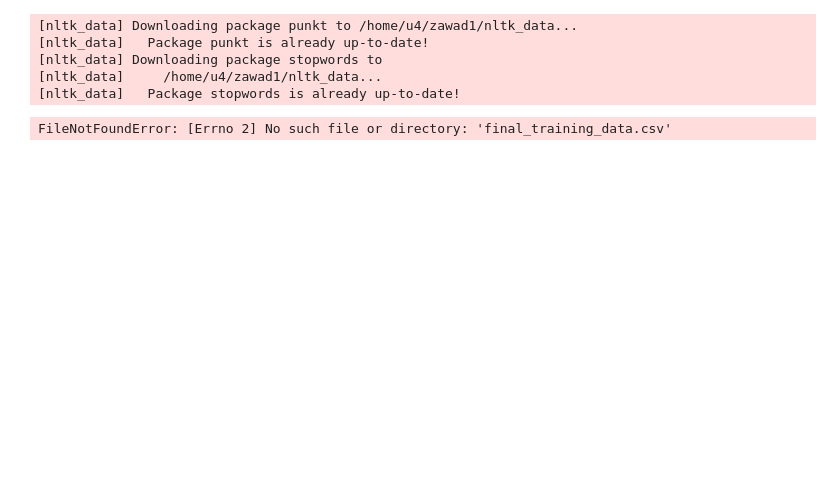
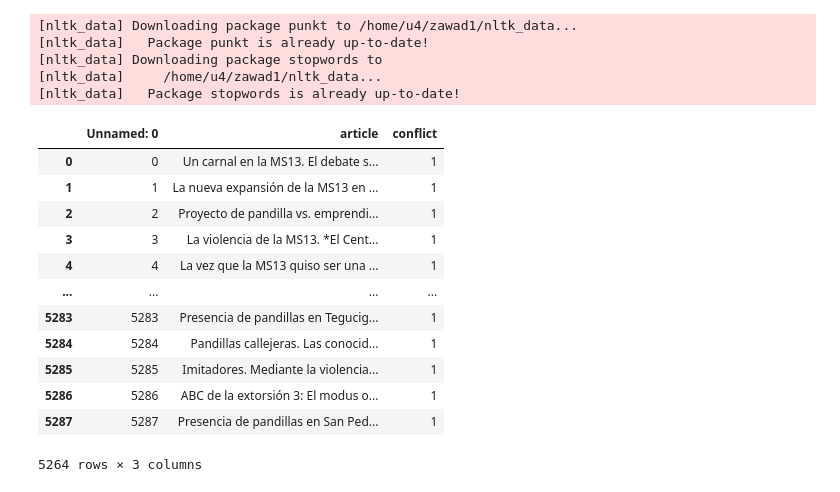
Before and after one commit to Zwd798/conflibert-spanish, a Jupyter notebook: Preprocessing/create_bag_of_words.ipynb, the cells around one changed output. Saved outputs shown, nothing was run; the diff lists cells and outputs as text; code cells hidden in the pictures; blank space fills up the shorter version.

Commit message:
Move files and update training data extractor

```diff
--- a/Preprocessing/create_bag_of_words.ipynb
+++ b/Preprocessing/create_bag_of_words.ipynb
@@ -16,15 +17,32 @@ tokenizer = RegexpTokenizer(r'\w+')
 # %%
 def lower_case_elements(arr) -> list:
     return [x.lower() for x in arr]
+# %%
+df = pd.read_csv("final_training_data.csv")
+df = df.drop_duplicates(subset=["article"], keep="first")
+df
+# %% [output]
+|  | Unnamed: 0 | article | conflict |
+| 0 | 0 | Un carnal en la MS13. El debate s... | 1 |
+| 1 | 1 | La nueva expansión de la MS13 en ... | 1 |
+| 2 | 2 | Proyecto de pandilla vs. emprendi... | 1 |
+| 3 | 3 | La violencia de la MS13. *El Cent... | 1 |
+| 4 | 4 | La vez que la MS13 quiso ser una ... | 1 |
+| ... | ... | ... | ... |
+| 5283 | 5283 | Presencia de pandillas en Tegucig... | 1 |
+| 5284 | 5284 | Pandillas callejeras. Las conocid... | 1 |
+| 5285 | 5285 | Imitadores. Mediante la violencia... | 1 |
+| 5286 | 5286 | ABC de la extorsión 3: El modus o... | 1 |
+| 5287 | 5287 | Presencia de pandillas en San Ped... | 1 |
+5264 rows × 3 columns
 # %%
-df = pd.read_csv("final_training_data.csv")
-conflict_df, non_conflict_df = df[df.conflict == 1], conflict_df = df[df.conflict == 0]
+
+conflict_df = df[df.conflict == 1]
+non_conflict_df = df[df.conflict == 0]
 pd.set_option('display.max_colwidth', None)
 stopwords = nltk.corpus.stopwords.words('spanish')
 sample_texts, non_conflict_sample_texts = conflict_df['article'], non_conflict_df['article']
 sample_texts = [sample_text.translate(str.maketrans('', '', string.punctuation)) for sample_text in sample_texts]
 non_conflict_sample_texts = [sample_text.translate(str.maketrans('', '', string.punctuation)) for sample_text in non_conflict_sample_texts]
-# %% [output]
-FileNotFoundError: [Errno 2] No such file or directory: 'final_training_data.csv'
 # %%
 sample_texts, non_conflict_sample_texts, stopwords = lower_case_elements(sample_texts), lower_case_elements(non_conflict_sample_texts), set(lower_case_elements(stopwords))
```
Also changed, not shown: parts of 5 cells of this notebook, 12 other files.
